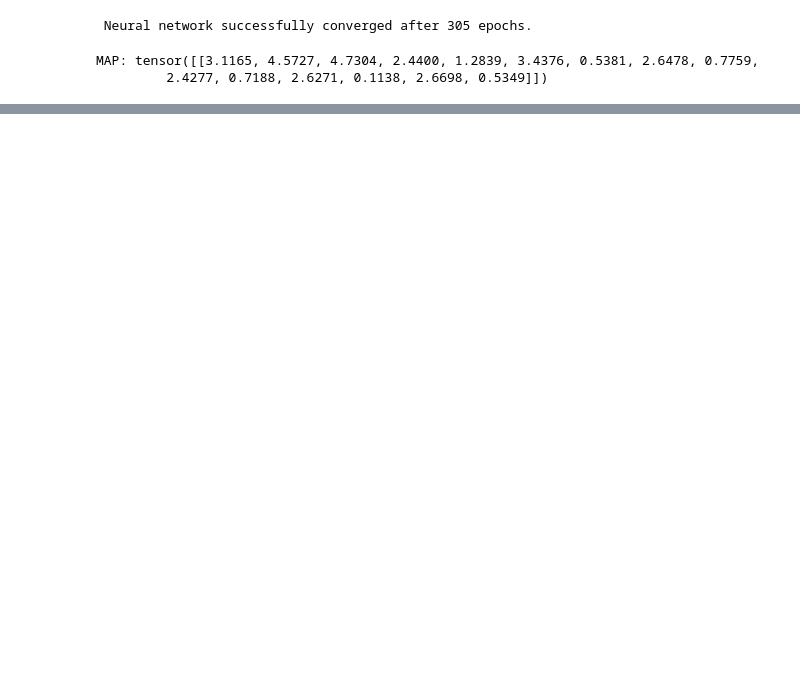
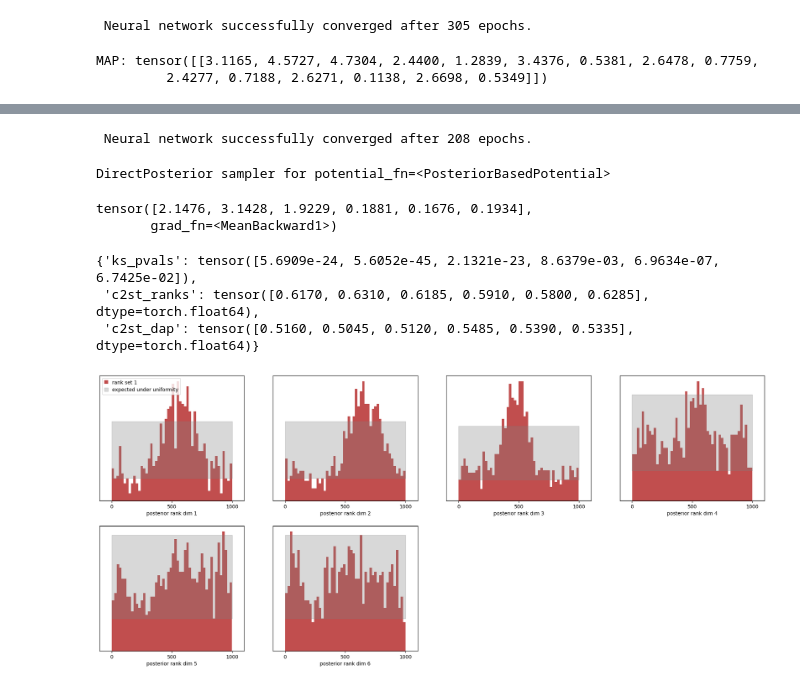
Before and after one commit to ps789/8803-dt-project, a Jupyter notebook: rebound.ipynb, the cells around one changed output, grey strips where cells are left out. Drawn from its saved outputs; the diff is of its cells as text; code cells hidden in the pictures; blank space fills up the shorter version.

```diff
--- a/rebound.ipynb
+++ b/rebound.ipynb
@@ -91,0 +602,5 @@ MAP: tensor([[3.1165, 4.5727, 4.7304, 2.4400, 1.2839, 3.4376, 0.5381, 2.6478, 0.
+# %%
+theta_train = torch.tensor(np.load('theta_train_orbit.npy'))
+theta_test = torch.tensor(np.load('theta_test_orbit.npy'))
+x_train = torch.tensor(np.load('x_train_orbit.npy'))
+x_test = torch.tensor(np.load('x_test_orbit.npy'))
@@ -91,0 +609,6 @@ MAP: tensor([[3.1165, 4.5727, 4.7304, 2.4400, 1.2839, 3.4376, 0.5381, 2.6478, 0.
+# %%
+inference = NPE(prior=prior2)
+inference.append_simulations(theta_train, x_train)
+density_estimator = inference.train()
+# %% [output]
+ Neural network successfully converged after 208 epochs.
@@ -91,0 +617,11 @@ MAP: tensor([[3.1165, 4.5727, 4.7304, 2.4400, 1.2839, 3.4376, 0.5381, 2.6478, 0.
+# %%
+x_obs = torch.tensor(summary_statistics(simulate(1e-6, 1e-6, 1e-3, 0.8, 0.9, 1.0, 0, 0, 0.1)))
+x_obs[:3] = torch.log(x_obs[:3].clamp(min=1e-10))
+a = x_obs[3:6]
+x_obs[3:6] = torch.where(a > 0, torch.log(a.clamp(min=1e-3)), torch.full_like(a, -10.0))
+x_obs[6:] = torch.clamp(x_obs[6:], min=0, max=10.0)
+posterior.set_default_x(x_obs)
+# map_estimate = posterior.map()
+# print("MAP:", map_estimate)
+# %% [output]
+DirectPosterior sampler for potential_fn=<PosteriorBasedPotential>
@@ -91,0 +632,42 @@ MAP: tensor([[3.1165, 4.5727, 4.7304, 2.4400, 1.2839, 3.4376, 0.5381, 2.6478, 0.
+# %%
+map_estimate
+# %% [output]
+tensor([2.1476, 3.1428, 1.9229, 0.1881, 0.1676, 0.1934],
+       grad_fn=<MeanBackward1>)
+# %%
+import pickle
+with open('NPE.pkl', 'wb') as f:
+    pickle.dump(inference, f)
+
+torch.save(density_estimator, 'density_estimator_NPE.pt')
+# %%
+import pickle
+import torch
+
+with open('NPE.pkl', 'rb') as f:
+    inference = pickle.load(f)
+
+density_estimator = torch.load('density_estimator_NPE.pt', weights_only=False)
+posterior = inference.build_posterior(density_estimator)
+# %%
+idx = torch.randperm(len(theta_test))[:1000]
+
+ranks, dap_samples = run_sbc(
+    theta_test[idx], x_test[idx], posterior,
+    num_posterior_samples=1000
+)
+
+from sbi.analysis import sbc_rank_plot
+f, ax = sbc_rank_plot(
+    ranks=ranks,
+    num_posterior_samples=1000,
+    plot_type="hist"
+    )
+
+
+check_sbc(ranks, theta_processed[idx], dap_samples)
+# %% [output]
+{'ks_pvals': tensor([5.6909e-24, 5.6052e-45, 2.1321e-23, 8.6379e-03, 6.9634e-07, 6.7425e-02]),
+ 'c2st_ranks': tensor([0.6170, 0.6310, 0.6185, 0.5910, 0.5800, 0.6285], dtype=torch.float64),
+ 'c2st_dap': tensor([0.5160, 0.5045, 0.5120, 0.5485, 0.5390, 0.5335], dtype=torch.float64)}
+[figure, added]
```
Also changed, not shown: parts of 100 cells of this notebook, 8 other files.
